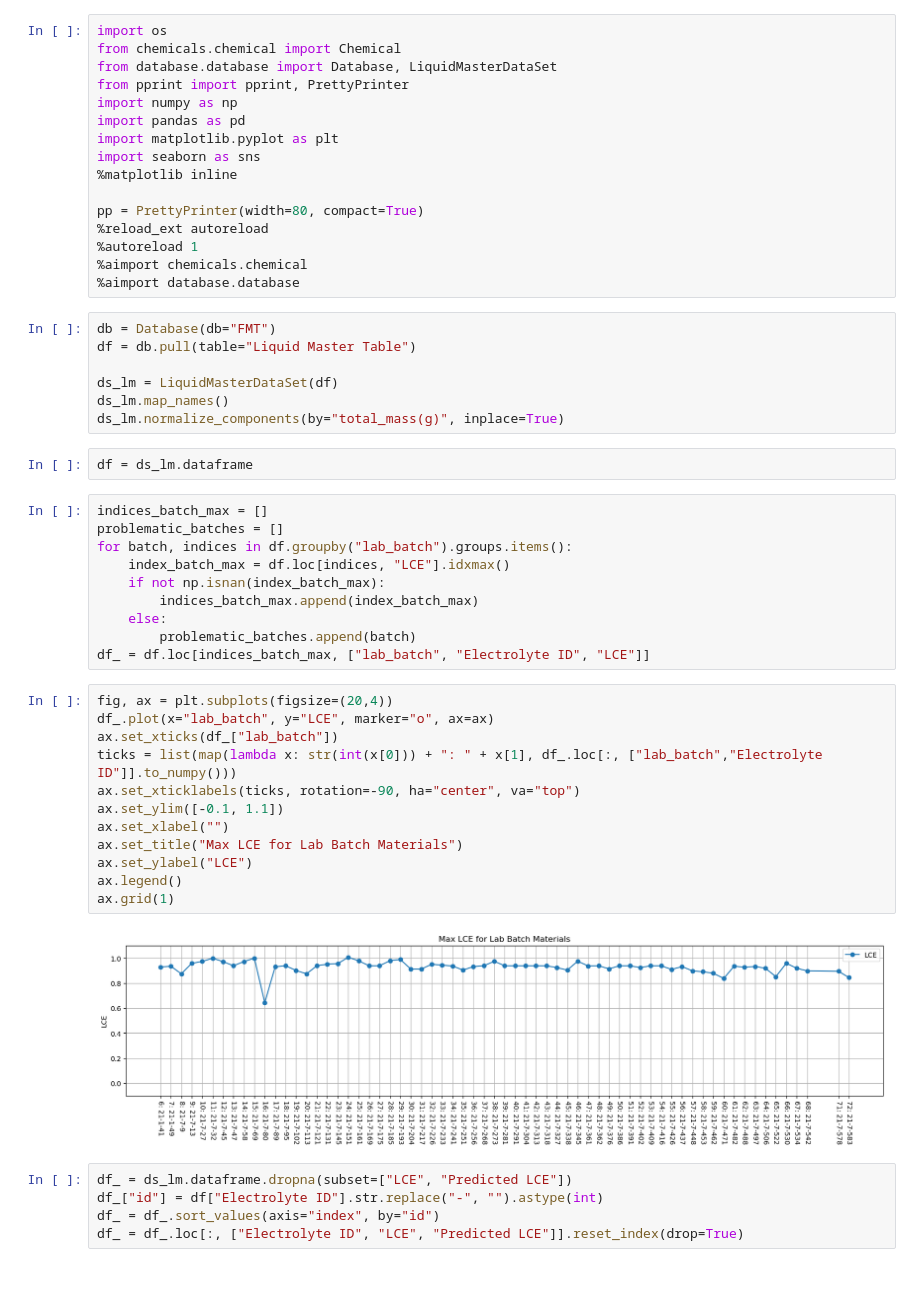
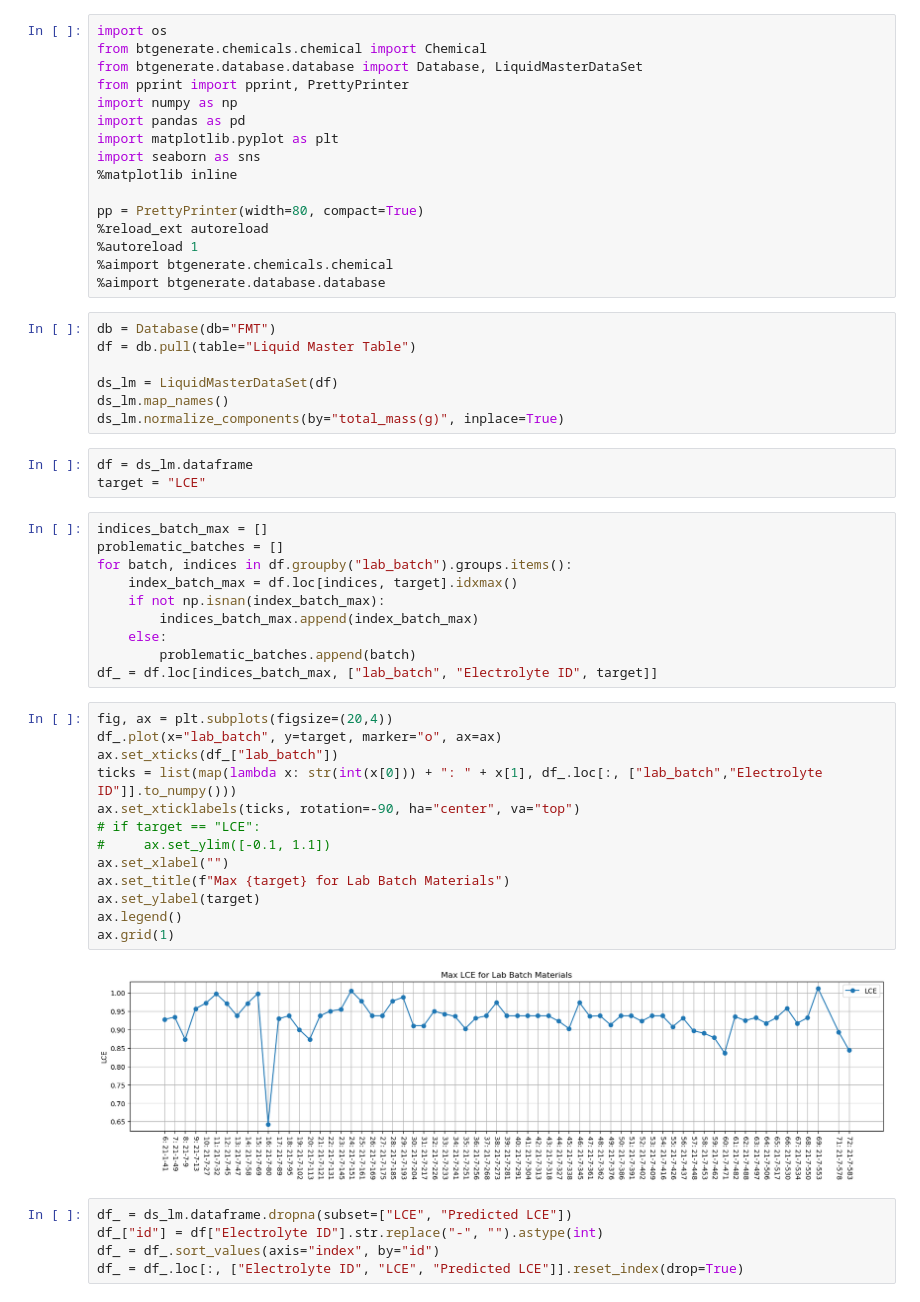
Before and after one commit to zleung9/bo-electrolyte, a Jupyter notebook: notebooks/lce_analysis.ipynb, the cells around one changed output. Drawn from its saved outputs; the diff is of its cells as text.

```diff
--- a/notebooks/lce_analysis.ipynb
+++ b/notebooks/lce_analysis.ipynb
@@ -1,7 +1,7 @@
 # %%
 import os
-from chemicals.chemical import Chemical
-from database.database import Database, LiquidMasterDataSet
+from btgenerate.chemicals.chemical import Chemical
+from btgenerate.database.database import Database, LiquidMasterDataSet
 from pprint import pprint, PrettyPrinter
 import numpy as np
 import pandas as pd
@@ -12,8 +12,8 @@ import seaborn as sns
 pp = PrettyPrinter(width=80, compact=True)
 %reload_ext autoreload
 %autoreload 1
-%aimport chemicals.chemical
-%aimport database.database
+%aimport btgenerate.chemicals.chemical
+%aimport btgenerate.database.database
 # %%
 db = Database(db="FMT")
 df = db.pull(table="Liquid Master Table")
@@ -23,30 +23,32 @@ ds_lm.map_names()
 ds_lm.normalize_components(by="total_mass(g)", inplace=True)
 # %%
 df = ds_lm.dataframe
+target = "LCE"
 # %%
 indices_batch_max = []
 problematic_batches = []
 for batch, indices in df.groupby("lab_batch").groups.items():
-    index_batch_max = df.loc[indices, "LCE"].idxmax()
+    index_batch_max = df.loc[indices, target].idxmax()
     if not np.isnan(index_batch_max):
         indices_batch_max.append(index_batch_max)
     else:
         problematic_batches.append(batch)
-df_ = df.loc[indices_batch_max, ["lab_batch", "Electrolyte ID", "LCE"]]
+df_ = df.loc[indices_batch_max, ["lab_batch", "Electrolyte ID", target]]
 # %%
 fig, ax = plt.subplots(figsize=(20,4))
-df_.plot(x="lab_batch", y="LCE", marker="o", ax=ax)
+df_.plot(x="lab_batch", y=target, marker="o", ax=ax)
 ax.set_xticks(df_["lab_batch"])
 ticks = list(map(lambda x: str(int(x[0])) + ": " + x[1], df_.loc[:, ["lab_batch","Electrolyte ID"]].to_numpy()))
 ax.set_xticklabels(ticks, rotation=-90, ha="center", va="top")
-ax.set_ylim([-0.1, 1.1])
+# if target == "LCE":
+#     ax.set_ylim([-0.1, 1.1])
 ax.set_xlabel("")
-ax.set_title("Max LCE for Lab Batch Materials")
-ax.set_ylabel("LCE")
+ax.set_title(f"Max {target} for Lab Batch Materials")
+ax.set_ylabel(target)
 ax.legend()
 ax.grid(1)
 # %% [output]
-[figure, old version]
+[figure, new version]
 # %%
 df_ = ds_lm.dataframe.dropna(subset=["LCE", "Predicted LCE"])
 df_["id"] = df["Electrolyte ID"].str.replace("-", "").astype(int)
```
Also changed, not shown: parts of 1 cell of this notebook, 3 other files.
